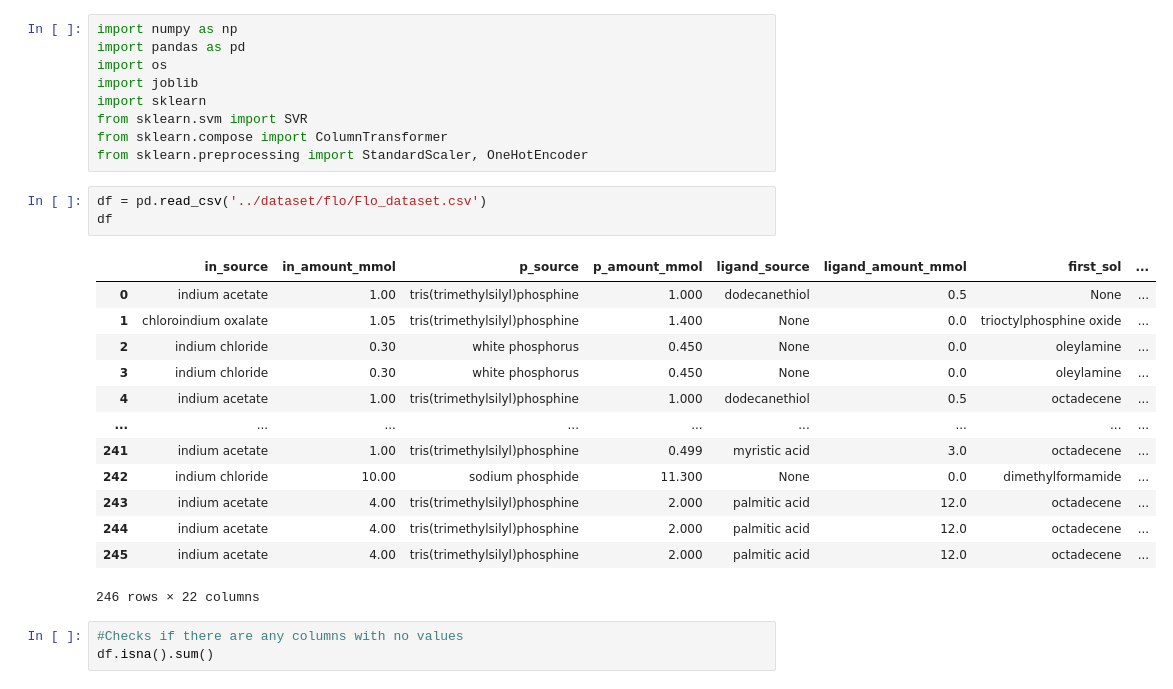
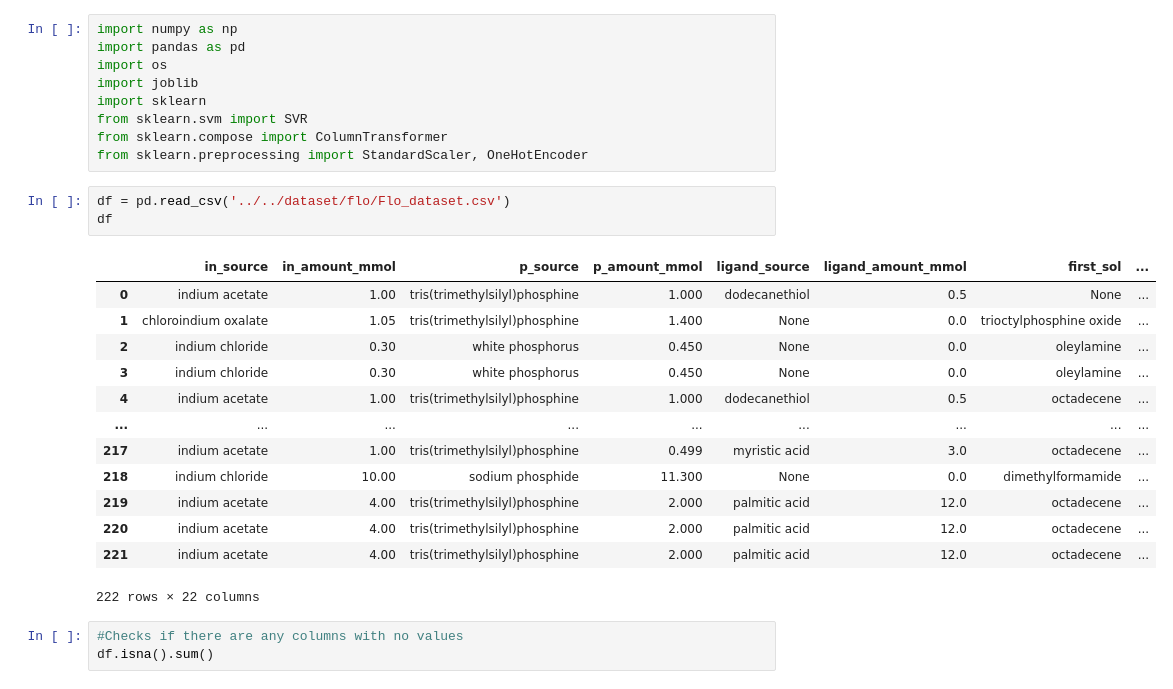
Before and after one commit to Health-Universe/Indium-Phosphide, a Jupyter notebook: notebook/flo/Flo scaling.ipynb, the cells around one changed output. Drawn from its saved outputs; the diff is of its cells as text.

Commit message:
new scaled dataset

```diff
--- a/notebook/flo/Flo scaling.ipynb
+++ b/notebook/flo/Flo scaling.ipynb
@@ -8,22 +8,22 @@ from sklearn.svm import SVR
 from sklearn.compose import ColumnTransformer
 from sklearn.preprocessing import StandardScaler, OneHotEncoder
 # %%
-df = pd.read_csv('../dataset/flo/Flo_dataset.csv')
+df = pd.read_csv('../../dataset/flo/Flo_dataset.csv')
 df
 # %% [output]
 |  | in_source | in_amount_mmol | p_source | p_amount_mmol | ligand_source | ligand_amount_mmol | first_sol | ... |
 | 0 | indium acetate | 1.00 | tris(trimethylsilyl)phosphine | 1.000 | dodecanethiol | 0.5 | None | ... |
 | 1 | chloroindium oxalate | 1.05 | tris(trimethylsilyl)phosphine | 1.400 | None | 0.0 | trioctylphosphine oxide | ... |
 | 2 | indium chloride | 0.30 | white phosphorus | 0.450 | None | 0.0 | oleylamine | ... |
 | 3 | indium chloride | 0.30 | white phosphorus | 0.450 | None | 0.0 | oleylamine | ... |
 | 4 | indium acetate | 1.00 | tris(trimethylsilyl)phosphine | 1.000 | dodecanethiol | 0.5 | octadecene | ... |
 | ... | ... | ... | ... | ... | ... | ... | ... | ... |
-| 241 | indium acetate | 1.00 | tris(trimethylsilyl)phosphine | 0.499 | myristic acid | 3.0 | octadecene | ... |
-| 242 | indium chloride | 10.00 | sodium phosphide | 11.300 | None | 0.0 | dimethylformamide | ... |
-| 243 | indium acetate | 4.00 | tris(trimethylsilyl)phosphine | 2.000 | palmitic acid | 12.0 | octadecene | ... |
-| 244 | indium acetate | 4.00 | tris(trimethylsilyl)phosphine | 2.000 | palmitic acid | 12.0 | octadecene | ... |
-| 245 | indium acetate | 4.00 | tris(trimethylsilyl)phosphine | 2.000 | palmitic acid | 12.0 | octadecene | ... |
+| 217 | indium acetate | 1.00 | tris(trimethylsilyl)phosphine | 0.499 | myristic acid | 3.0 | octadecene | ... |
+| 218 | indium chloride | 10.00 | sodium phosphide | 11.300 | None | 0.0 | dimethylformamide | ... |
+| 219 | indium acetate | 4.00 | tris(trimethylsilyl)phosphine | 2.000 | palmitic acid | 12.0 | octadecene | ... |
+| 220 | indium acetate | 4.00 | tris(trimethylsilyl)phosphine | 2.000 | palmitic acid | 12.0 | octadecene | ... |
+| 221 | indium acetate | 4.00 | tris(trimethylsilyl)phosphine | 2.000 | palmitic acid | 12.0 | octadecene | ... |
-246 rows × 22 columns
+222 rows × 22 columns
 # %%
 #Checks if there are any columns with no values
 df.isna().sum()
```
Also changed, not shown: parts of 8 cells of this notebook, 2 other files.
